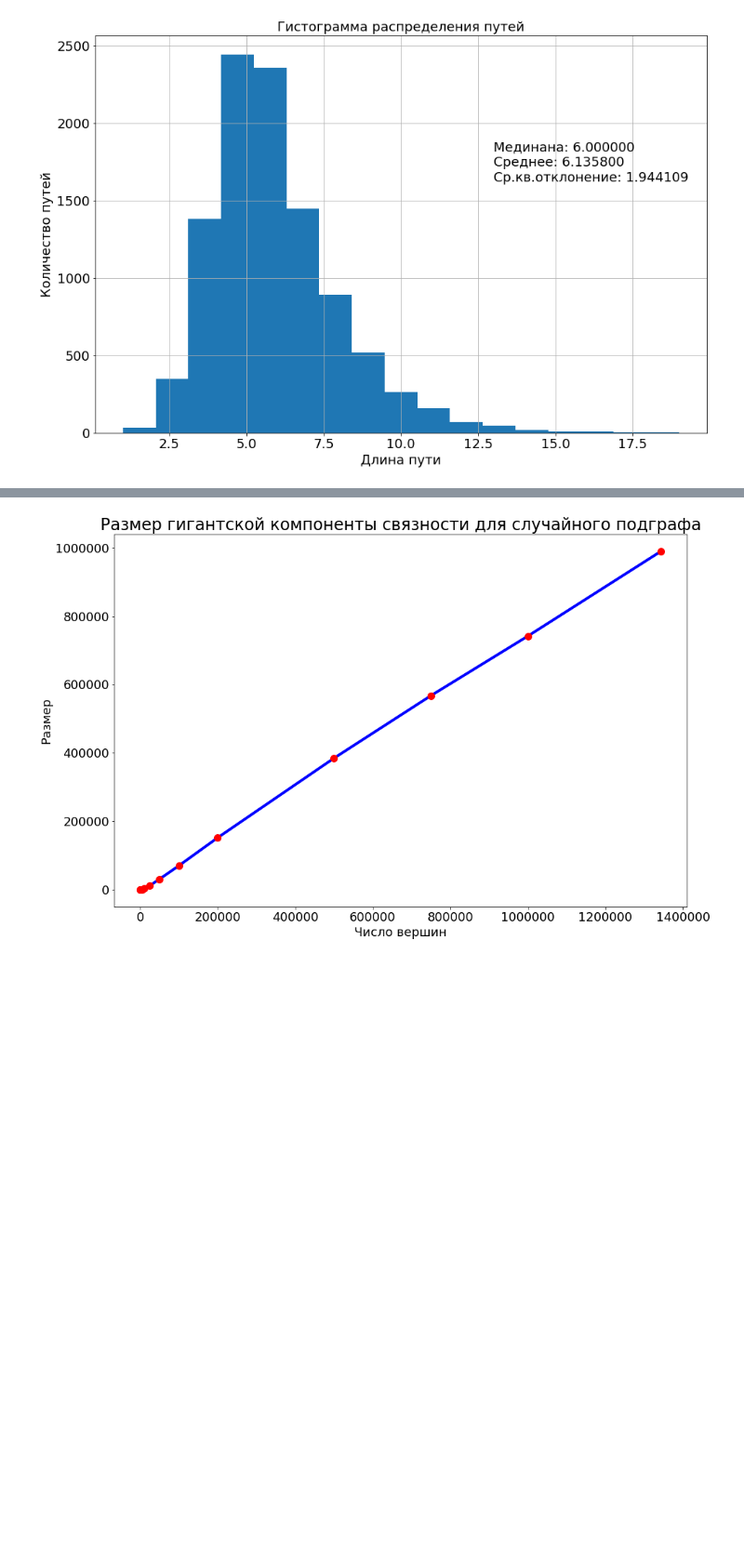
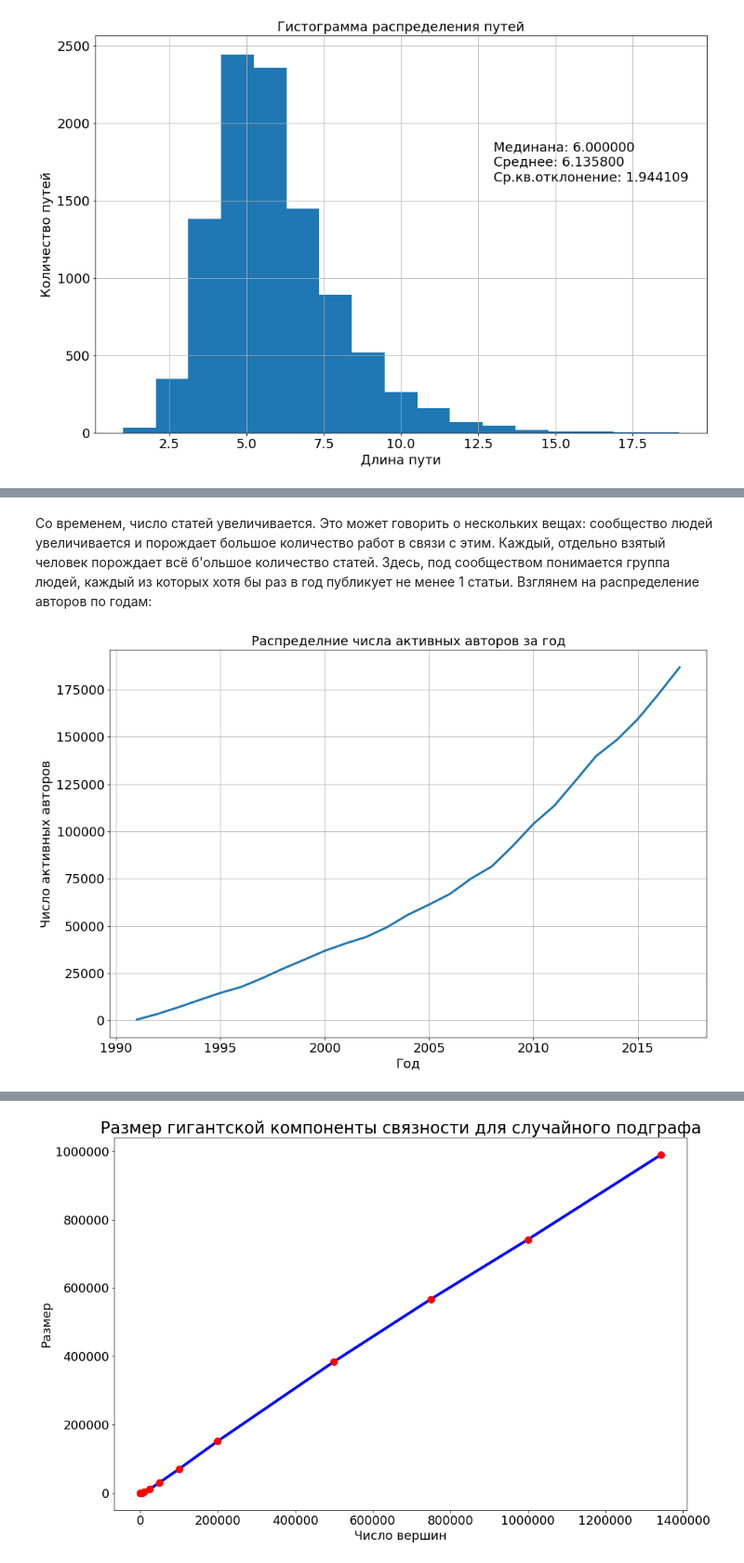
Before and after one commit to Hedgehogues/MSU_PZAD, a Jupyter notebook: HW-graph/Untitled.ipynb, the cells around one changed output, grey strips where cells are left out. Shown at 93% size. Cells and saved outputs as stored; diff of their text form; code cells hidden in the pictures; blank space fills up the shorter version.

```diff
--- a/HW-graph/Untitled.ipynb
+++ b/HW-graph/Untitled.ipynb
@@ -1403,0 +1458,26 @@ plt.grid(True)
+# %% [markdown]
+Со временем, число статей увеличивается. Это может говорить о нескольких вещах: сообщество людей увеличивается и порождает большое количество работ в связи с этим. Каждый, отдельно взятый человек порождает всё б'ольшое количество статей. Здесь, под сообществом понимается группа людей, каждый из которых хотя бы раз в год публикует не менее 1 статьи. Взглянем на распределение авторов по годам:
+# %%
+authors_by_years = {}
+for year in range(1991, 2018):
+    authors_by_years[year] = []
+
+for doc in docs:
+    authors_by_years[docs[doc][ArxivTags.Year]] += docs[doc][ArxivTags.Authors]
+
+for year in authors_by_years:
+    authors_by_years[year] =  list(set(authors_by_years[year]))
+# %%
+counts_authors = [len(authors_by_years[y]) for y in authors_by_years]
+years = [y for y in docs_by_years]
+plt.figure(figsize=(15, 10))
+plt.plot(years, counts_authors, linewidth=3)
+plt.grid(True)
+plt.ylabel('Число активных авторов', fontsize=18)
+plt.xlabel('Год', fontsize=18)
+plt.title('Распределние числа активных авторов за год', fontsize=18)
+plt.xticks(fontsize=18)
+plt.yticks(fontsize=18)
+plt.grid(True)
+# %% [output]
+[figure, added]
```
Also changed, not shown: parts of 44 cells of this notebook.
